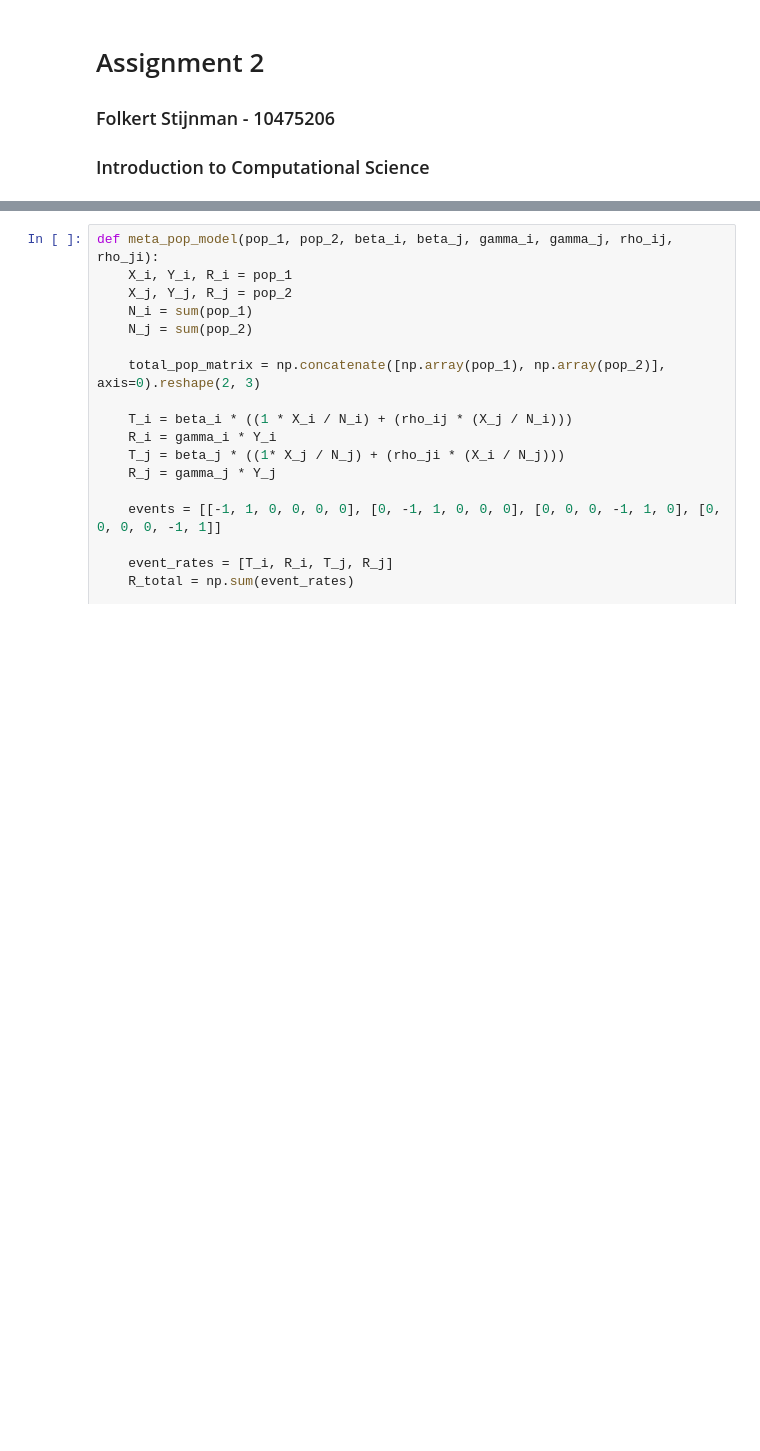
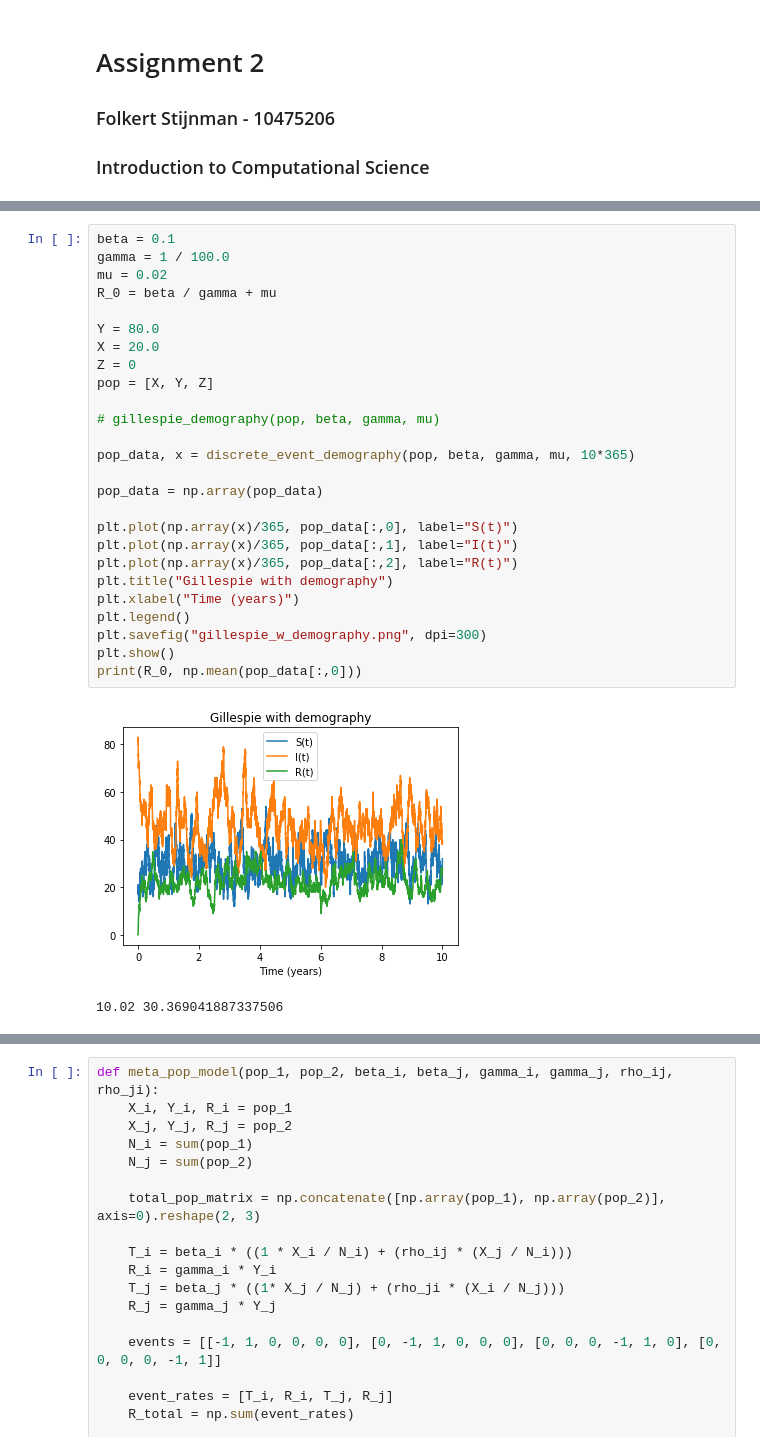
Before and after one commit to Folkert94/ICLS, a Jupyter notebook: Assignment/2/F_Stijnman_10475206_assignment2.ipynb, the cells around one changed output, grey strips where cells are left out. Drawn from its saved outputs; the diff is of its cells as text; blank space fills up the shorter version.

```diff
--- a/Assignment/2/F_Stijnman_10475206_assignment2.ipynb
+++ b/Assignment/2/F_Stijnman_10475206_assignment2.ipynb
@@ -55,0 +116,29 @@ plt.show()
+# %%
+beta = 0.1
+gamma = 1 / 100.0
+mu = 0.02
+R_0 = beta / gamma + mu
+
+Y = 80.0
+X = 20.0
+Z = 0
+pop = [X, Y, Z]
+
+# gillespie_demography(pop, beta, gamma, mu)
+
+pop_data, x = discrete_event_demography(pop, beta, gamma, mu, 10*365)
+
+pop_data = np.array(pop_data)
+
+plt.plot(np.array(x)/365, pop_data[:,0], label="S(t)")
+plt.plot(np.array(x)/365, pop_data[:,1], label="I(t)")
+plt.plot(np.array(x)/365, pop_data[:,2], label="R(t)")
+plt.title("Gillespie with demography")
+plt.xlabel("Time (years)")
+plt.legend()
+plt.savefig("gillespie_w_demography.png", dpi=300)
+plt.show()
+print(R_0, np.mean(pop_data[:,0]))
+# %% [output]
+[figure, added]
+10.02 30.369041887337506
```
Also changed, not shown: parts of 16 cells of this notebook, 9 other files.
